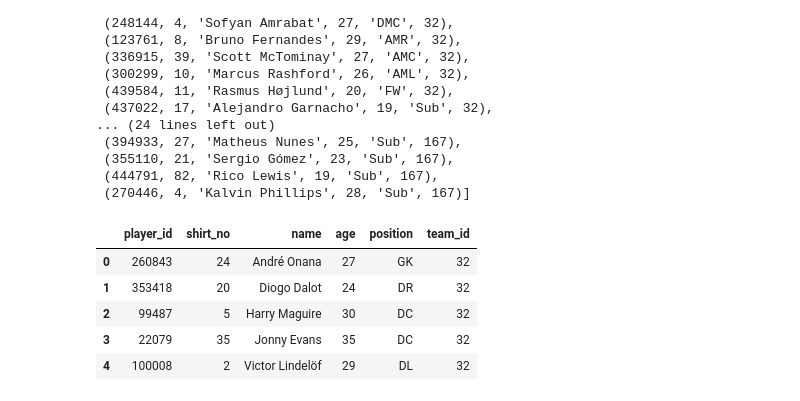
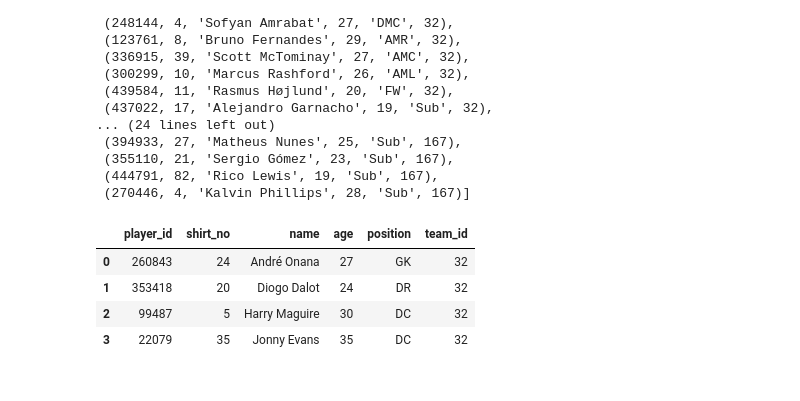
Before and after one commit to zk4621/WhoScored-Data, a Jupyter notebook: WhoScored_Data.ipynb, the cells around one changed output. Saved outputs shown, nothing was run; the diff lists cells and outputs as text; code cells hidden in the pictures.

```diff
--- a/WhoScored_Data.ipynb
+++ b/WhoScored_Data.ipynb
@@ -344,11 +344,10 @@ records
 # %%
 df = pd.DataFrame(records, columns=[desc[0] for desc in cursor.description])
 # %%
-df.head(5)
+df.head(4)
 # %% [output]
 |  | player_id | shirt_no | name | age | position | team_id |
 | 0 | 260843 | 24 | André Onana | 27 | GK | 32 |
 | 1 | 353418 | 20 | Diogo Dalot | 24 | DR | 32 |
 | 2 | 99487 | 5 | Harry Maguire | 30 | DC | 32 |
 | 3 | 22079 | 35 | Jonny Evans | 35 | DC | 32 |
-| 4 | 100008 | 2 | Victor Lindelöf | 29 | DL | 32 |
```
